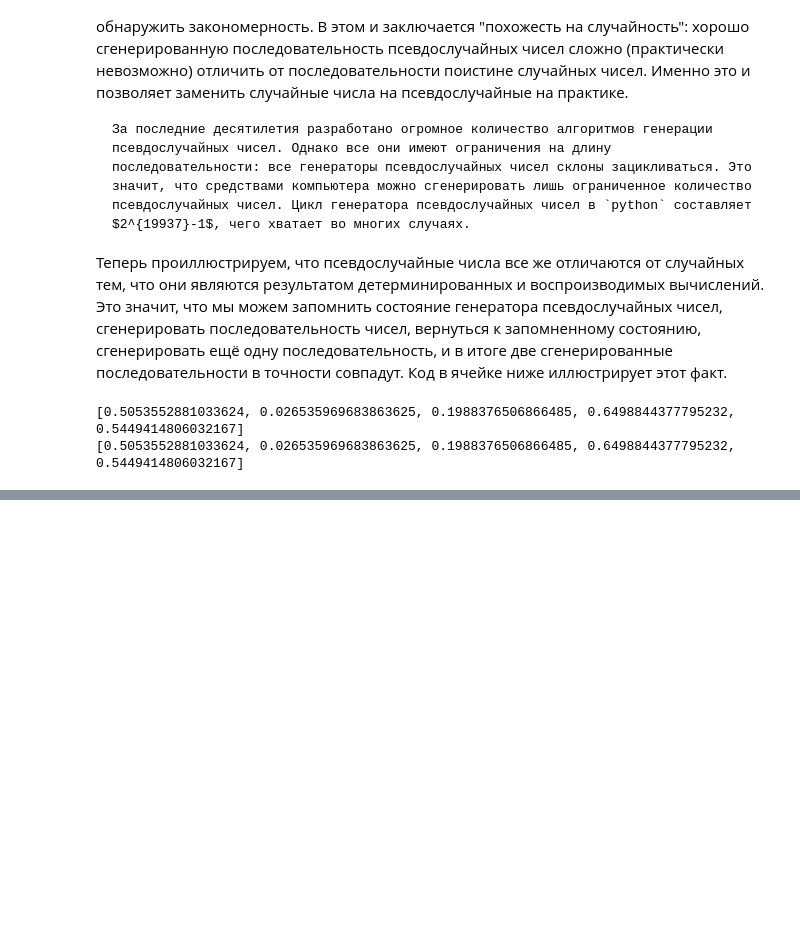
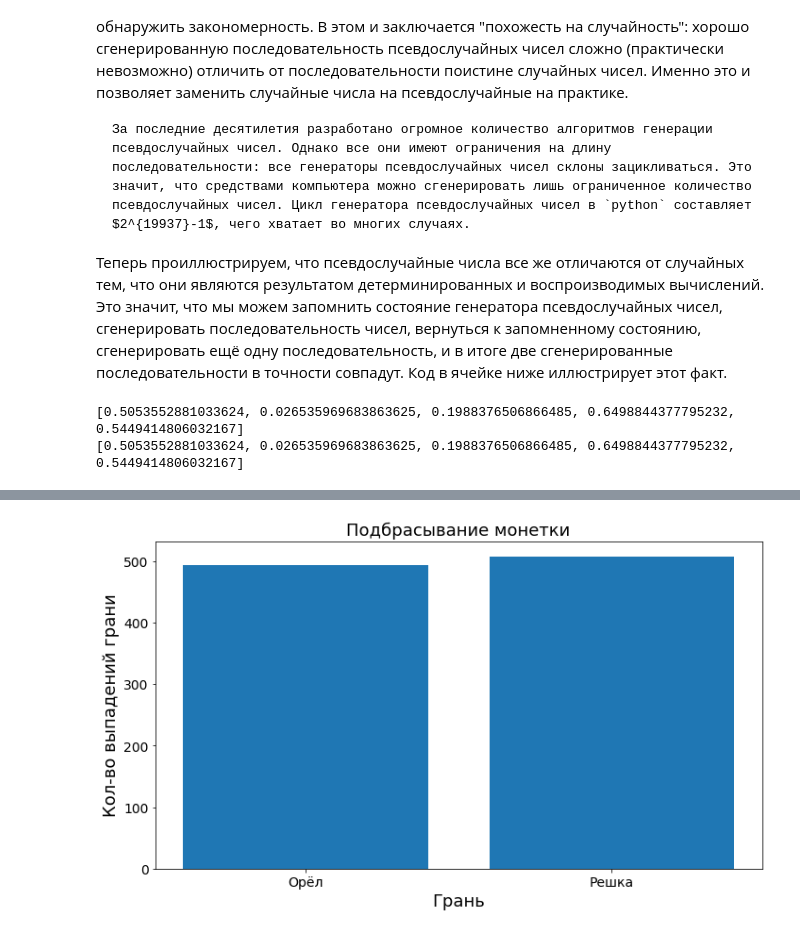
Before and after one commit to FadeevLecturer/python_lectures, a Jupyter notebook: notebooks/numpy/random.ipynb, the cells around one changed output, grey strips where cells are left out. Saved outputs shown, nothing was run; the diff lists cells and outputs as text; code cells hidden in the pictures; blank space fills up the shorter version.

```diff
--- a/notebooks/numpy/random.ipynb
+++ b/notebooks/numpy/random.ipynb
@@ -104,0 +131,6 @@ print(x)
+# %%
+possible_outcomes = ["Орёл", "Решка"]
+faces = rng.choice(possible_outcomes, size=1000)
+plot_discrete(faces, "Грань", "Кол-во выпадений грани", "Подбрасывание монетки")
+# %% [output]
+[figure, added]
```
Also changed, not shown: parts of 27 cells of this notebook, 3 other files.
